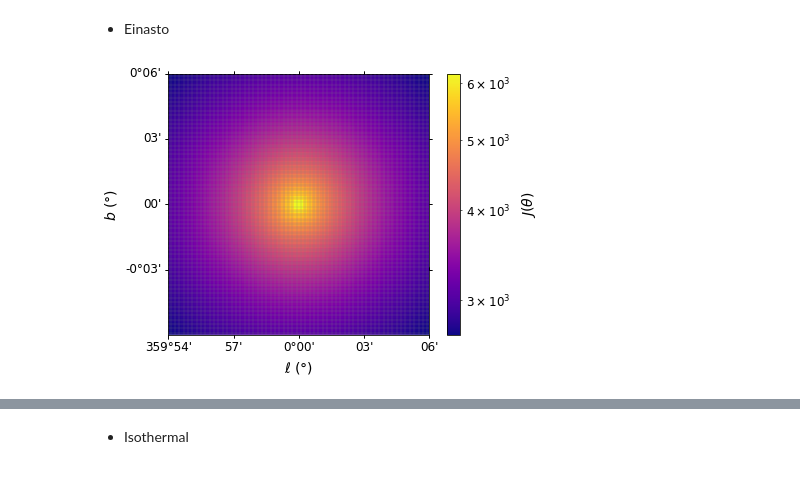
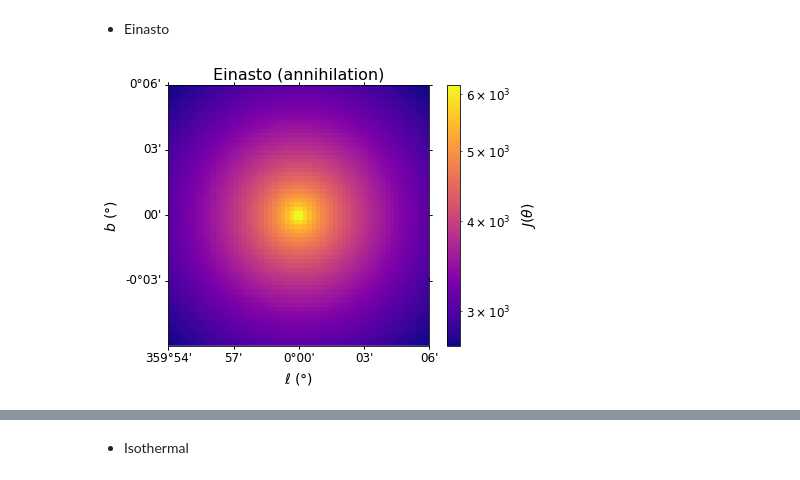
Before and after one commit to mpotto/astroph, a Jupyter notebook: assignments/j-factors-maps.ipynb, the cells around one changed output, grey strips where cells are left out. Cells and saved outputs as stored; diff of their text form; code cells hidden in the pictures.

```diff
--- a/assignments/j-factors-maps.ipynb
+++ b/assignments/j-factors-maps.ipynb
@@ -80,7 +86,9 @@ l1 = np.linspace(l_min1, l_max1, n1)
 # %%
 theta1 = generate_grid(l1, b1)*np.pi/180.0
 # %%
-nfw_map1 = nfw.j_factor_map(theta1, epsrel=1e-3)
+nfw_annih_map1 = nfw.j_factor_map(theta1, epsrel=1e-3)
+nfw_decay_map1 = nfw.j_factor_map(theta1, epsrel=1e-3, factor_type='decay')
 # %%
-einasto_map1 = einasto.j_factor_map(theta1, epsrel=1e-3)
+einasto_annih_map1 = einasto.j_factor_map(theta1, epsrel=1e-3)
+einasto_decay_map1 = einasto.j_factor_map(theta1, epsrel=1e-3, factor_type='decay')
 # %%
@@ -104,8 +125,13 @@ profile_plot(nfw_map1, l1, b1, wcs1, cmap=plt.cm.plasma, norm=colors.LogNorm(vmi
 # %%
-generate_fits(nfw_map1, wcs1, 'maps/nfw_gc1.fits')
+generate_fits(nfw_annih_map1, wcs1, 'maps/nfw_annih_gc1.fits')
+# %%
+generate_fits(nfw_annih_map1, wcs1, 'maps/nfw_decay_gc1.fits', factor_type='decay')
 # %% [markdown]
 * Einasto
 # %%
-profile_plot(einasto_map1, l1, b1, wcs1, cmap=plt.cm.plasma, norm=colors.LogNorm(vmin=einasto_map1.min(), vmax=einasto_map1.max()))
+profile_plot(einasto_annih_map1, l1, b1, wcs1, cmap=plt.cm.plasma, norm=colors.LogNorm(vmin=einasto_annih_map1.min(), vmax=einasto_annih_map1.max()))
+plt.title("Einasto (annihilation)")
+#plt.savefig('../figures/einasto_annih_gc1.pdf')
+plt.show()
 # %% [output]
-[figure, old version]
+[figure, new version]
```
Also changed, not shown: parts of 63 cells of this notebook, 22 other files.
